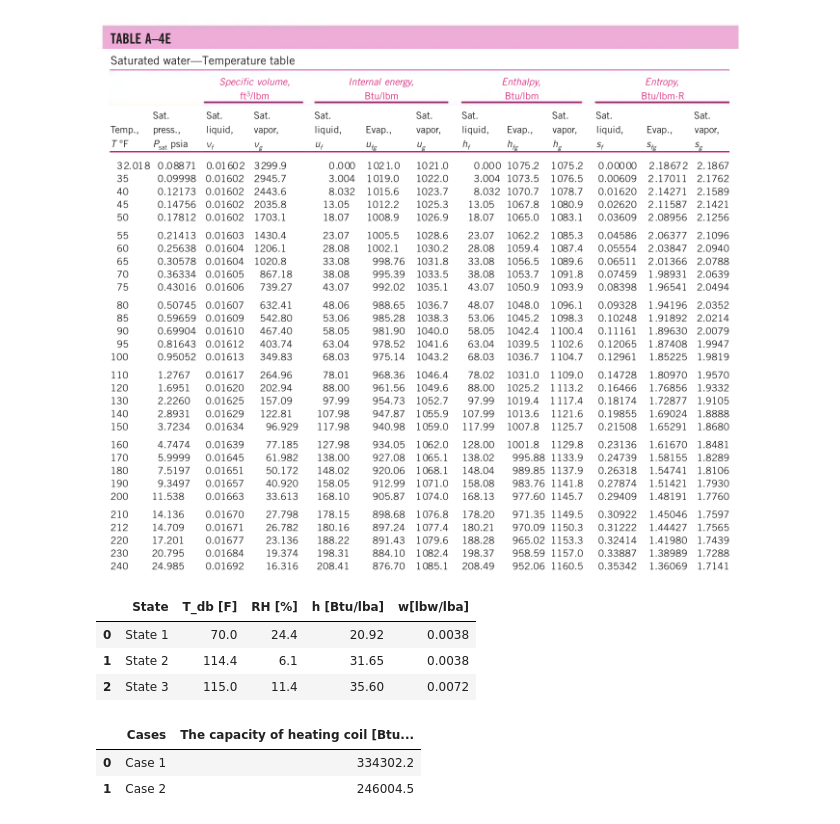
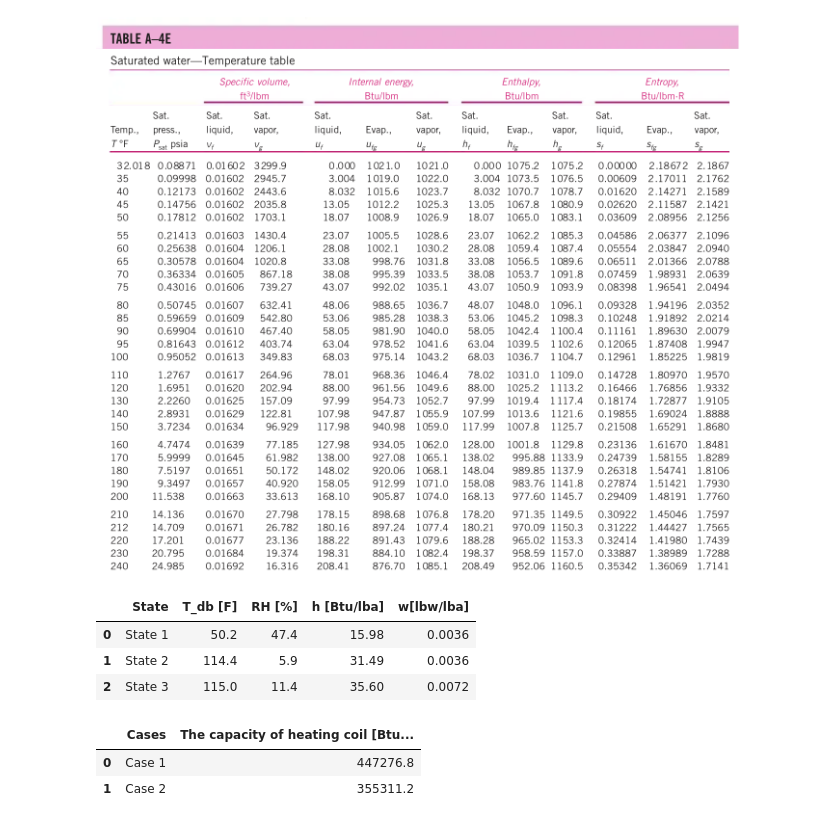
Before and after one commit to JieMa1202/CE414, a Jupyter notebook: Homework/Air_Processing_Equipment.ipynb, the cells around one changed output. Drawn from its saved outputs; the diff is of its cells as text; code cells hidden in the pictures.

```diff
--- a/Homework/Air_Processing_Equipment.ipynb
+++ b/Homework/Air_Processing_Equipment.ipynb
@@ -23,11 +25,13 @@ display(Image(filename='AirProcessing_E1.jpg'))
 P_atm = 14.7 # standard atmosphere pressure, [psi]
 V_dot_ven = 1500 # the ventilation volume flow rate [cfm]
 T_db_RA = 70 # return air drybulb temperature [F]
-RH_RA = 35 # return air wetbulb temperature [F]
-h_RA = h_ptr(P_atm,T_db_RA,RH_RA) # return air humidity ratio [Btu/lba]
+RH_RA = 35 # return air relative humidity [%]
+h_RA = h_ptr(P_atm,T_db_RA,RH_RA) # return air enthalpy [Btu/lba]
 w_RA = W_ptr(P_atm,T_db_RA,RH_RA) # return air humidity ratio [lb_w/lb_a]
 v_RA = v_ptr(P_atm,T_db_RA,RH_RA) # return air specific volumn [ft3/lbm]
 
-T_db_OA = 10 # return air drybulb temperature [F]
-w_OA = 0
-h_OA = h_ptr(P_atm,T_db_RA,0)
+T_db_OA = 10 # outdoor air drybulb temperature [F]
+RH_OA = 0 # outdoor air relative humidity [%]
+w_OA = 0 # outdoor air humidity ratio [lb_w/lb_a]
+h_OA = h_ptr(P_atm,T_db_OA,RH_OA) # outdoor air enthalpy [Btu/lba]
+v_OA = v_ptr(P_atm,T_db_OA,RH_OA) # outdoor air specific volumn [ft3/lbm]
@@ -153,23 +167,23 @@ display(Image(filename='SaturatedSteamTable.jpg'))
 [figure]
 # %%
 w_2 = w_1
-h_w_2 = 1153.3
-h_2 = h_SA - (w_SA - w_1)*h_w_2
-T_db_2 = T_pwh(P_atm, w_2, h_2) # dry-bulb at state 3, F
-RH_2 = RH_ptw(P_atm, T_db_2, w_2) # relative humidity at state 3, %
+h_s = 1153.3 # enthalpy of steam @ 17.2Psi
+h_2 = h_SA - (w_SA - w_1)*h_s
+T_db_2 = T_pwh(P_atm, w_2, h_2) # dry-bulb at state 2, F
+RH_2 = RH_ptw(P_atm, T_db_2, w_2) # relative humidity at state 2, %
 data = {
     "State": ["State 1", "State 2", "State 3"],
     "T_db [F]": [f"{T_db_1:.1f}",f"{T_db_2:.1f}",f"{T_db_SA:.1f}"],
     "RH [%]": [f"{RH_1:.1f}",f"{RH_2:.1f}",f"{RH_SA:.1f}"],
     "h [Btu/lba]": [f"{h_1:.2f}", f"{h_2:.2f}",f"{h_SA:.2f}"],
     "w[lbw/lba]": [f"{w_1:.4f}", f"{w_2:.4f}",f"{w_SA:.4f}"]
 }
 df = pd.DataFrame(data)
 df
 # %% [output]
 |  | State | T_db [F] | RH [%] | h [Btu/lba] | w[lbw/lba] |
-| 0 | State 1 | 70.0 | 24.4 | 20.92 | 0.0038 |
-| 1 | State 2 | 114.4 | 6.1 | 31.65 | 0.0038 |
+| 0 | State 1 | 50.2 | 47.4 | 15.98 | 0.0036 |
+| 1 | State 2 | 114.4 | 5.9 | 31.49 | 0.0036 |
 | 2 | State 3 | 115.0 | 11.4 | 35.60 | 0.0072 |
 # %%
 Q_dot_heating_2 = m_dot_SA * (h_2-h_1)
@@ -181,8 +195,8 @@ df = pd.DataFrame(data)
 df
 # %% [output]
 |  | Cases | The capacity of heating coil [Btu... |
-| 0 | Case 1 | 334302.2 |
-| 1 | Case 2 | 246004.5 |
+| 0 | Case 1 | 447276.8 |
+| 1 | Case 2 | 355311.2 |
 # %%
 print("The capacity of humidifier is ", f"{H:.1f}",'lbm/hr')
 # %% [output]
```
Also changed, not shown: parts of 15 cells of this notebook, 1 other file.
